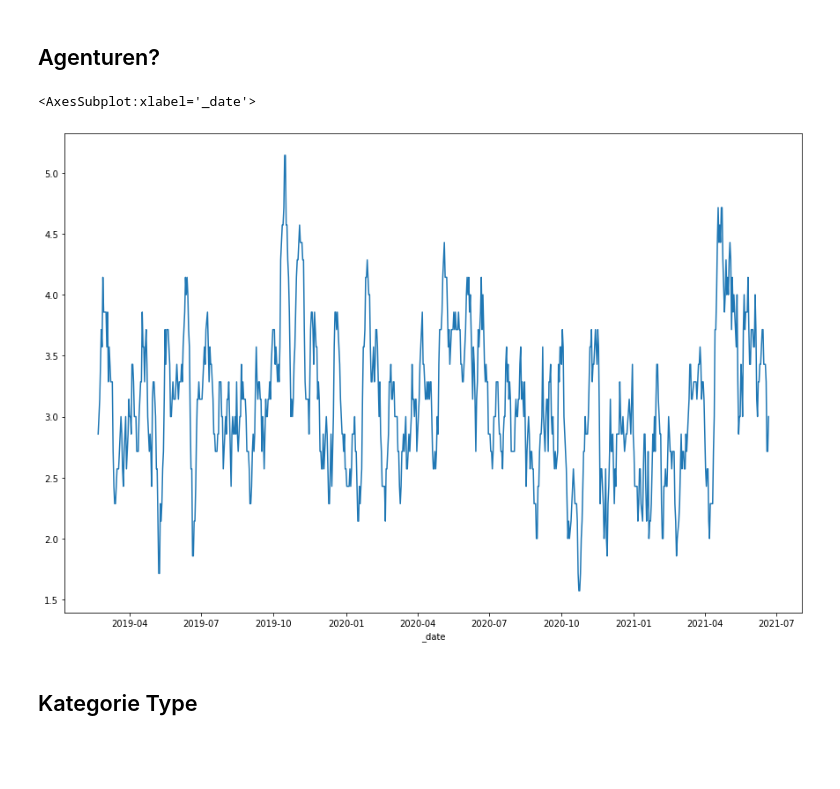
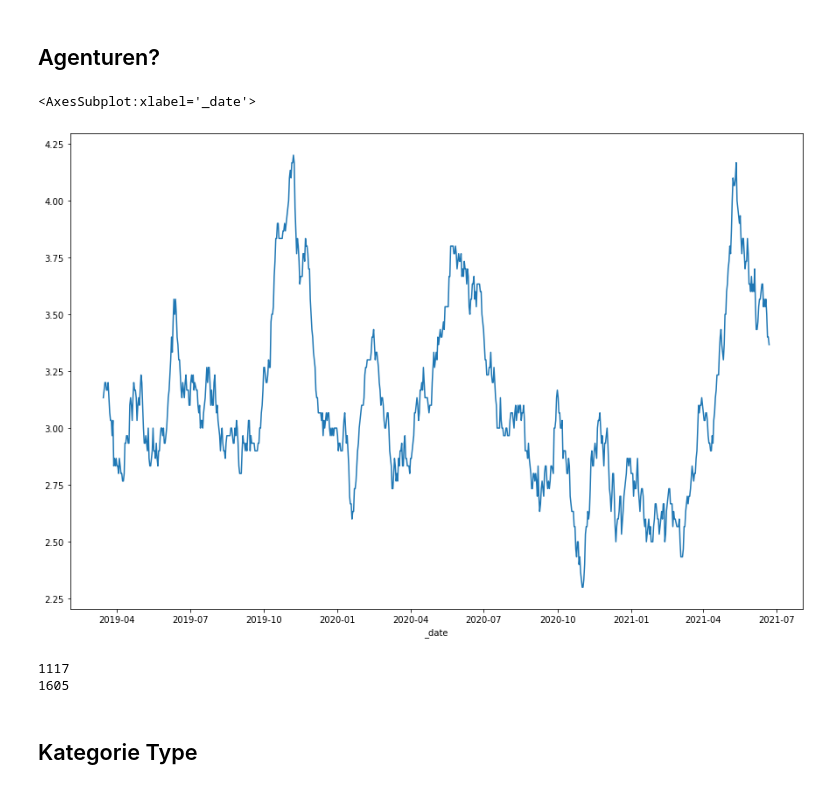
Before and after one commit to simonhuwiler/kathch, a Jupyter notebook: src/3_analyse.ipynb, the cells around one changed output. Cells and saved outputs as stored; diff of their text form; code cells hidden in the pictures; blank space fills up the shorter version.

```diff
--- a/src/3_analyse.ipynb
+++ b/src/3_analyse.ipynb
@@ -197,16 +191,29 @@ df_data[df_data.date >= '01-01-2021'].groupby('author').agg({'id_x': 'count'})['
 # %%
 df_data = df[df.author.isin(agencies)].copy()
 
 # Set date
 df_data['_date'] = df_data['date'].dt.date
 
 df_data = df_data.groupby('_date').agg({'id': 'count'})
-df_data['rolling'] = df_data['id'].rolling(window=7).mean()
+df_data['rolling'] = df_data['id'].rolling(window=30).mean()
 
 df_data['rolling'].plot()
 # %% [output]
 <AxesSubplot:xlabel='_date'>
-[figure, old version]
+[figure, new version]
+# %%
+# Count Agenturen 5 Monate
+
+df_data = df[df.author.isin(agencies)].copy()
+
+df_2020 = df[(df.date >= '01-01-2020') & (df.date <= '31-05-2020')]
+df_2021 = df[(df.date >= '01-01-2021') & (df.date <= '31-05-2021')]
+
+print(len(df_2020))
+print(len(df_2021))
+# %% [output]
+1117
+1605
 # %% [markdown]
 ## Kategorie Type
 # %%
```
Also changed, not shown: parts of 12 cells of this notebook, 4 other files.
